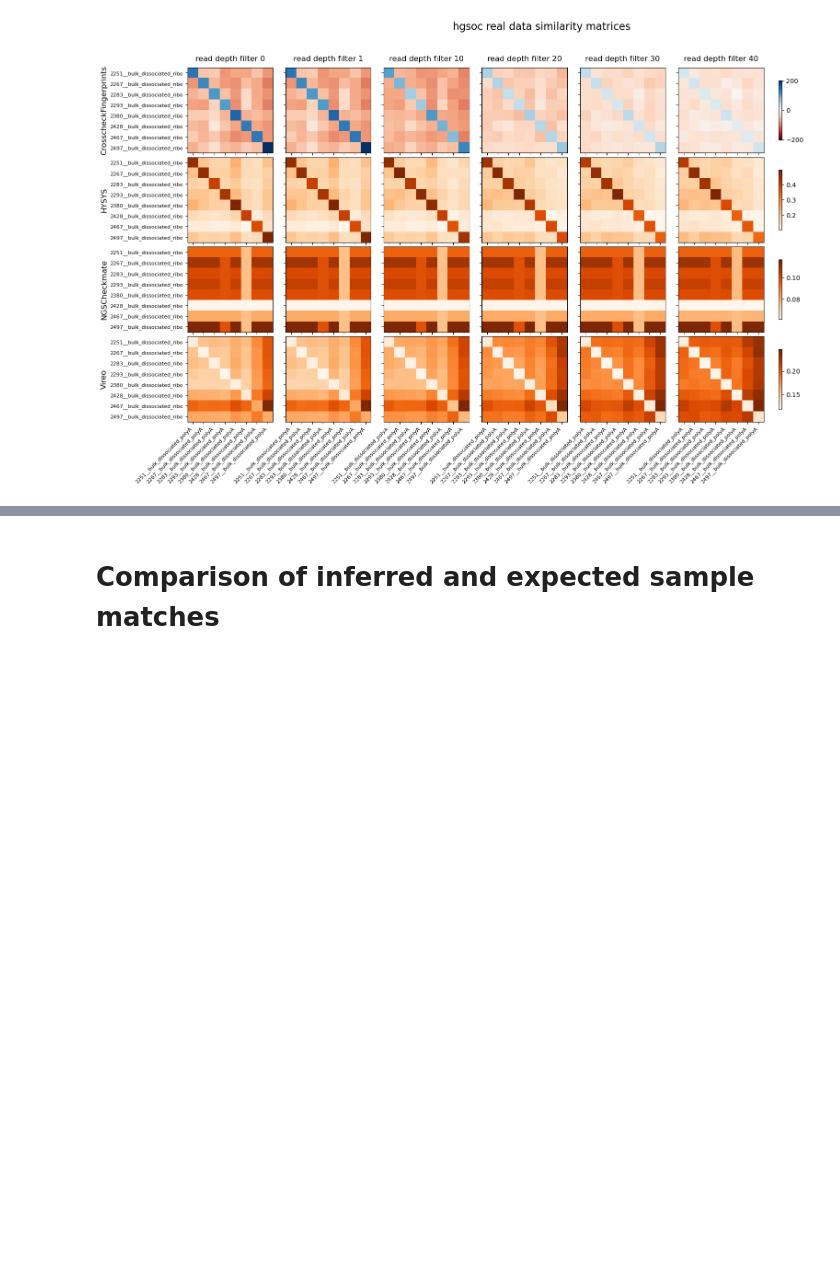
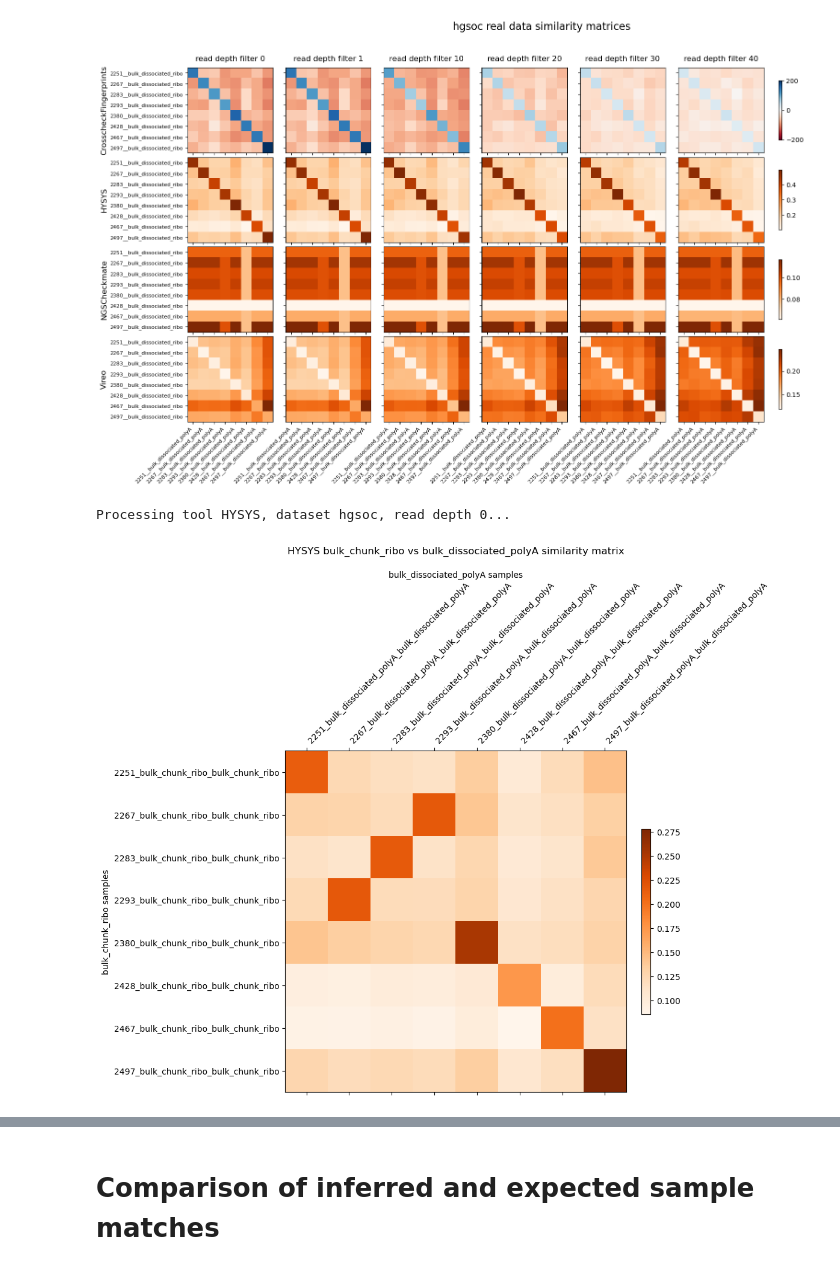
Before and after one commit to emma2207/hgsoc-reconstruction, a Jupyter notebook: sample_id_matching/scripts/experiment/real_data_results.ipynb, the cells around one changed output, grey strips where cells are left out. Saved outputs shown, nothing was run; the diff lists cells and outputs as text; code cells hidden in the pictures; blank space fills up the shorter version.

```diff
--- a/sample_id_matching/scripts/experiment/real_data_results.ipynb
+++ b/sample_id_matching/scripts/experiment/real_data_results.ipynb
@@ -64,16 +60,20 @@ Processing read depth 30 and tool Vireo for plotting...
 Processing read depth 40 and tool Vireo for plotting...
 [figure]
 # %%
-# bulk_vs_singlecell_matrix_viz(
-#     DATA_PATH,
-#     False,
-#     "HYSYS",
-#     "hgsoc-new",
-#     "null",
-#     0,
-#     mod1="bulk_chunk_ribo",
-#     mod2="bulk_diss_polyA",
-#     save_fig=False,
-#     FIGURES_PATH=FIGURES_PATH   ,
-# )
+# To plot an individual heatmap instead use this function
+bulk_vs_singlecell_matrix_viz(
+    DATA_PATH=DATA_PATH,
+    pseudobulk=False,
+    tool="HYSYS",
+    dataset="hgsoc",
+    ncells="null",
+    rd=0,
+    mod1="bulk_chunk_ribo",
+    mod2="bulk_dissociated_polyA",
+    save_fig=False,
+    FIGURES_PATH=FIGURES_PATH   ,
+)
+# %% [output]
+Processing tool HYSYS, dataset hgsoc, read depth 0...
+[figure, added]
 # %%
```
Also changed, not shown: parts of 14 cells of this notebook.
